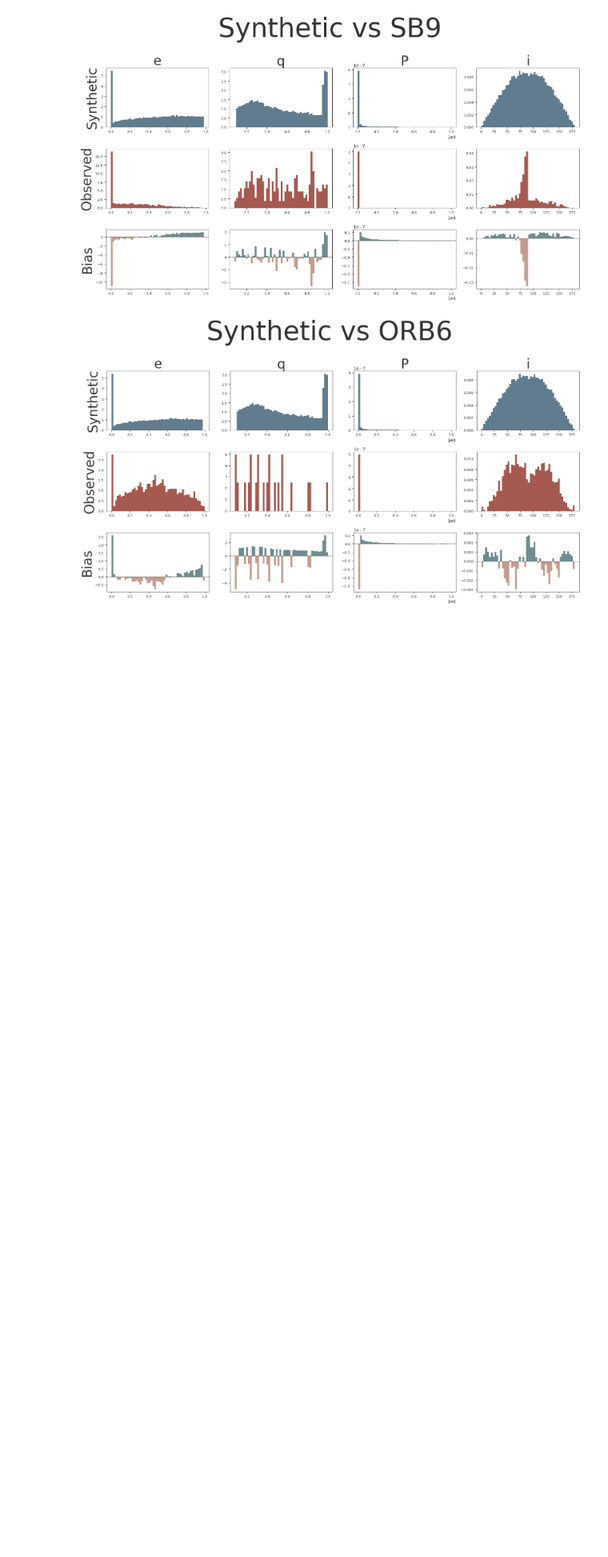
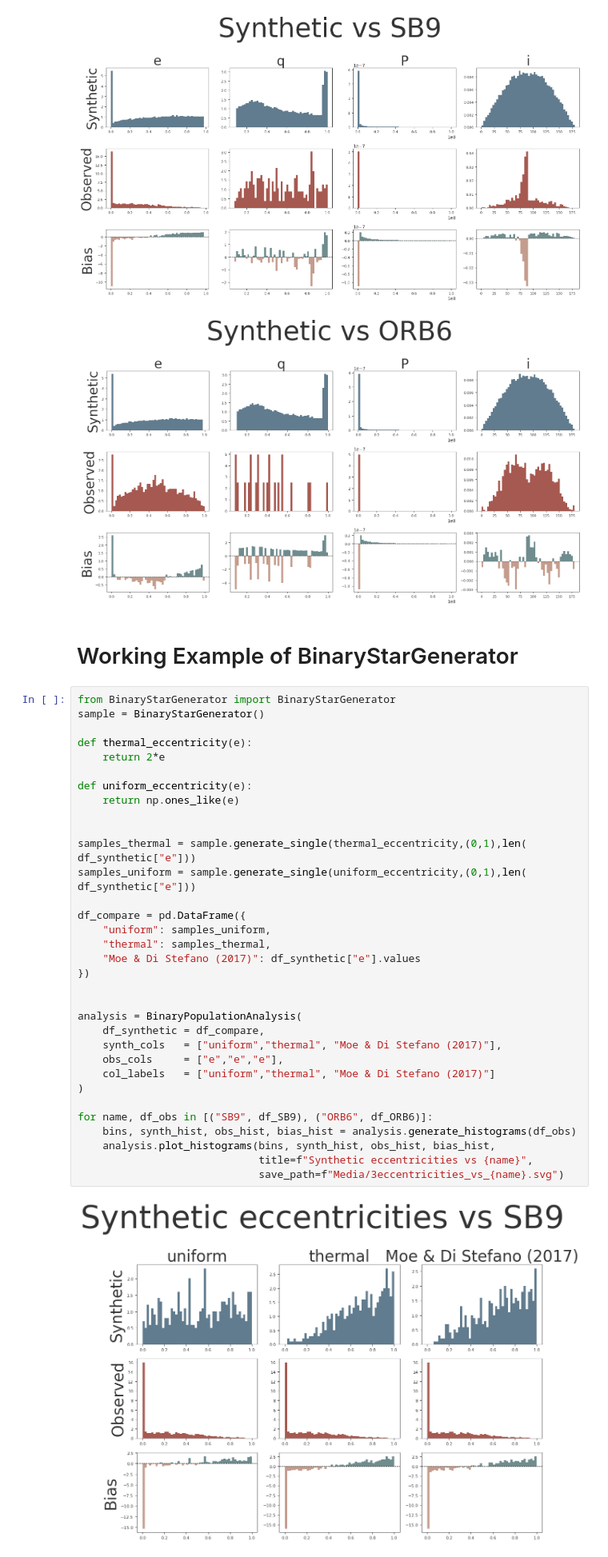
Before and after one commit to Eljameuter/Orbital-and-physical-parameter-distribution-of-Binary-Systems, a Jupyter notebook: Bias_correction.ipynb, the cells around one changed output. Shown at 80% size. Drawn from its saved outputs; the diff is of its cells as text; blank space fills up the shorter version.

Commit message:
added working example to Bias Correction

```diff
--- a/Bias_correction.ipynb
+++ b/Bias_correction.ipynb
@@ -599,3 +601,40 @@ for name, df_obs in [("SB9", df_SB9), ("ORB6", df_ORB6)]:
 # %% [output]
 [figure]
 [figure]
+# %% [markdown]
+# Working Example of BinaryStarGenerator
+# %%
+from BinaryStarGenerator import BinaryStarGenerator
+sample = BinaryStarGenerator()
+
+def thermal_eccentricity(e):
+    return 2*e
+
+def uniform_eccentricity(e):
+    return np.ones_like(e)
+
+
+samples_thermal = sample.generate_single(thermal_eccentricity,(0,1),len( df_synthetic["e"]))
+samples_uniform = sample.generate_single(uniform_eccentricity,(0,1),len( df_synthetic["e"]))
+
+df_compare = pd.DataFrame({
+    "uniform": samples_uniform,
+    "thermal": samples_thermal,
+    "Moe & Di Stefano (2017)": df_synthetic["e"].values
+})
+
+
+analysis = BinaryPopulationAnalysis(
+    df_synthetic = df_compare,
+    synth_cols   = ["uniform","thermal", "Moe & Di Stefano (2017)"],
+    obs_cols     = ["e","e","e"],
+    col_labels   = ["uniform","thermal", "Moe & Di Stefano (2017)"]
+)
+
+for name, df_obs in [("SB9", df_SB9), ("ORB6", df_ORB6)]:
+    bins, synth_hist, obs_hist, bias_hist = analysis.generate_histograms(df_obs)
+    analysis.plot_histograms(bins, synth_hist, obs_hist, bias_hist,
+                             title=f"Synthetic eccentricities vs {name}",
+                             save_path=f"Media/3eccentricities_vs_{name}.svg")
+# %% [output]
+[figure, added]
```
Also changed, not shown: parts of 2 cells of this notebook, 3 other files.
